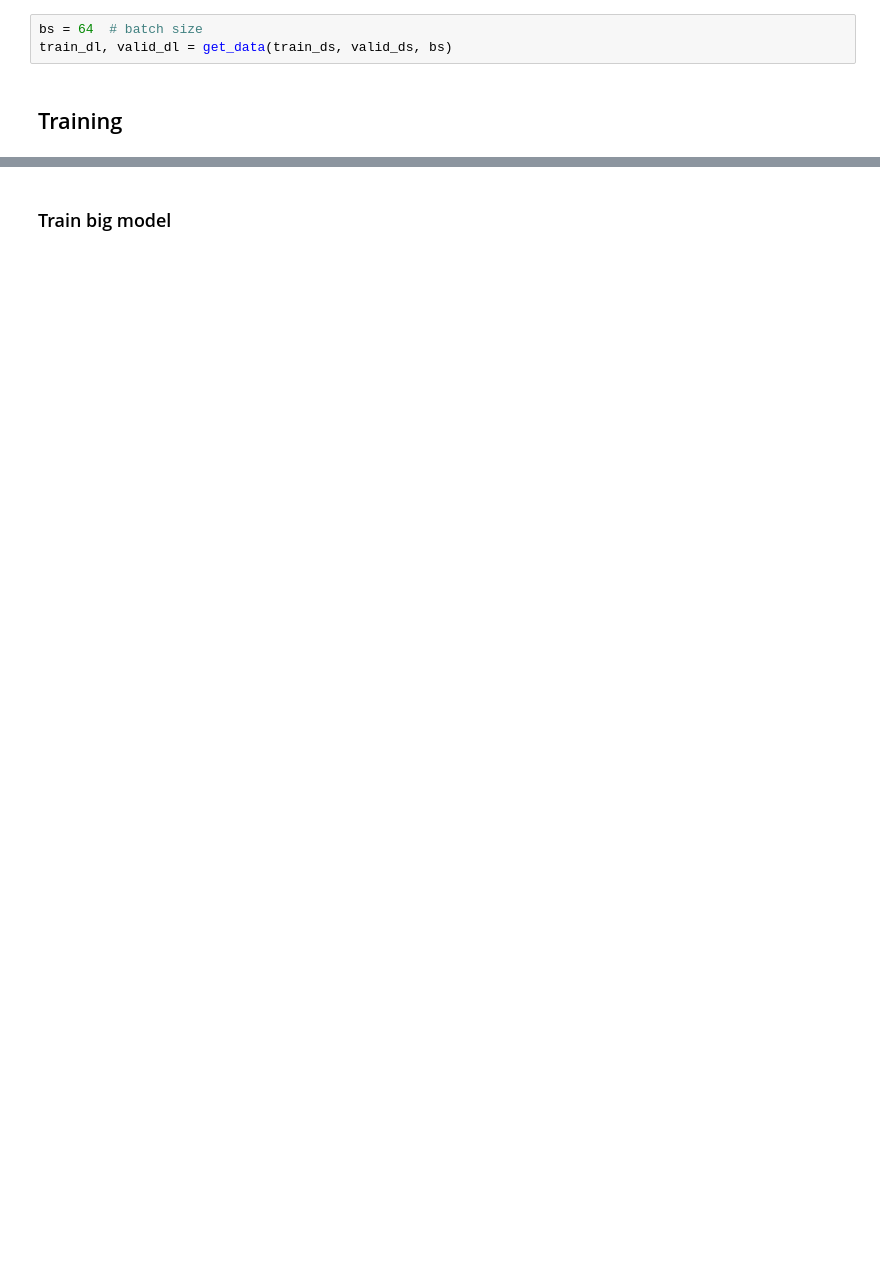
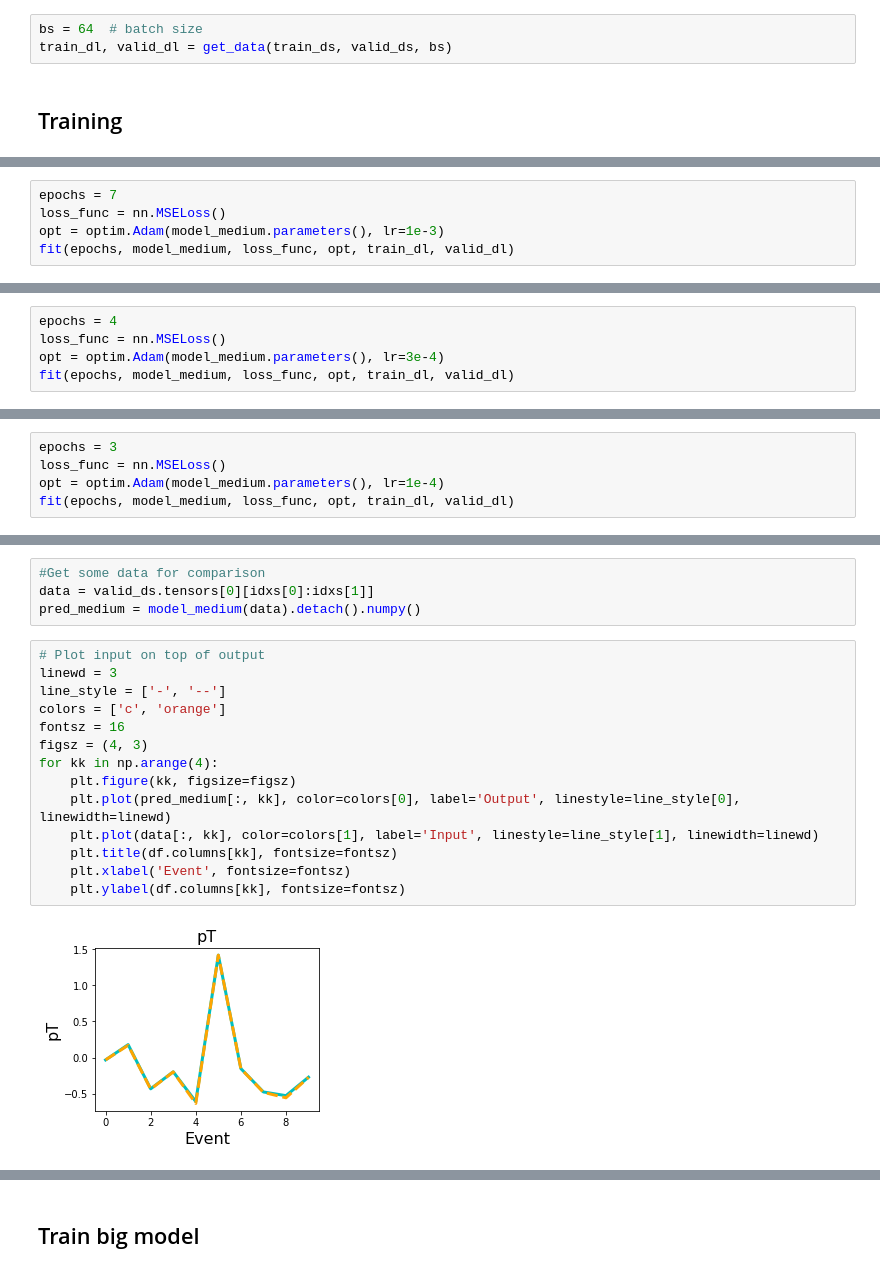
Before and after one commit to erwulff/lth_thesis_project, a Jupyter notebook: first_tutorials/AE_first_try.ipynb, the cells around one changed output, grey strips where cells are left out. Drawn from its saved outputs; the diff is of its cells as text; blank space fills up the shorter version.

```diff
--- a/first_tutorials/AE_first_try.ipynb
+++ b/first_tutorials/AE_first_try.ipynb
@@ -210,0 +271,5 @@ Out: tensor([ 1.8647,  0.4558, -0.0693, -0.0586], grad_fn=<AddBackward0>)
+# %%
+epochs = 7
+loss_func = nn.MSELoss()
+opt = optim.Adam(model_medium.parameters(), lr=1e-3)
+fit(epochs, model_medium, loss_func, opt, train_dl, valid_dl)
@@ -210,0 +284,5 @@ Out: tensor([ 1.8647,  0.4558, -0.0693, -0.0586], grad_fn=<AddBackward0>)
+# %%
+epochs = 4
+loss_func = nn.MSELoss()
+opt = optim.Adam(model_medium.parameters(), lr=3e-4)
+fit(epochs, model_medium, loss_func, opt, train_dl, valid_dl)
@@ -210,0 +291,5 @@ Out: tensor([ 1.8647,  0.4558, -0.0693, -0.0586], grad_fn=<AddBackward0>)
+# %%
+epochs = 3
+loss_func = nn.MSELoss()
+opt = optim.Adam(model_medium.parameters(), lr=1e-4)
+fit(epochs, model_medium, loss_func, opt, train_dl, valid_dl)
@@ -210,0 +322,20 @@ Out: tensor([ 1.8647,  0.4558, -0.0693, -0.0586], grad_fn=<AddBackward0>)
+# %%
+#Get some data for comparison
+data = valid_ds.tensors[0][idxs[0]:idxs[1]]
+pred_medium = model_medium(data).detach().numpy()
+# %%
+# Plot input on top of output
+linewd = 3
+line_style = ['-', '--']
+colors = ['c', 'orange']
+fontsz = 16
+figsz = (4, 3)
+for kk in np.arange(4):
+    plt.figure(kk, figsize=figsz)
+    plt.plot(pred_medium[:, kk], color=colors[0], label='Output', linestyle=line_style[0], linewidth=linewd)
+    plt.plot(data[:, kk], color=colors[1], label='Input', linestyle=line_style[1], linewidth=linewd)
+    plt.title(df.columns[kk], fontsize=fontsz)
+    plt.xlabel('Event', fontsize=fontsz)
+    plt.ylabel(df.columns[kk], fontsize=fontsz)
+# %% [output]
+[figure, added]
@@ -211,3 +345,3 @@ Out: tensor([ 1.8647,  0.4558, -0.0693, -0.0586], grad_fn=<AddBackward0>)
 # %% [markdown]
-### Train big model
+## Train big model
 # %%
```
Also changed, not shown: parts of 31 cells of this notebook, 2 other files.
